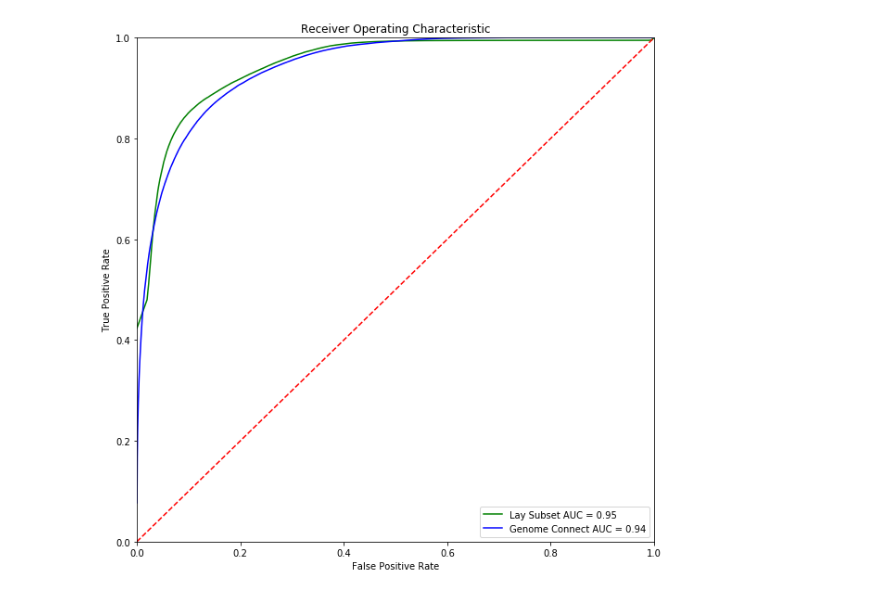
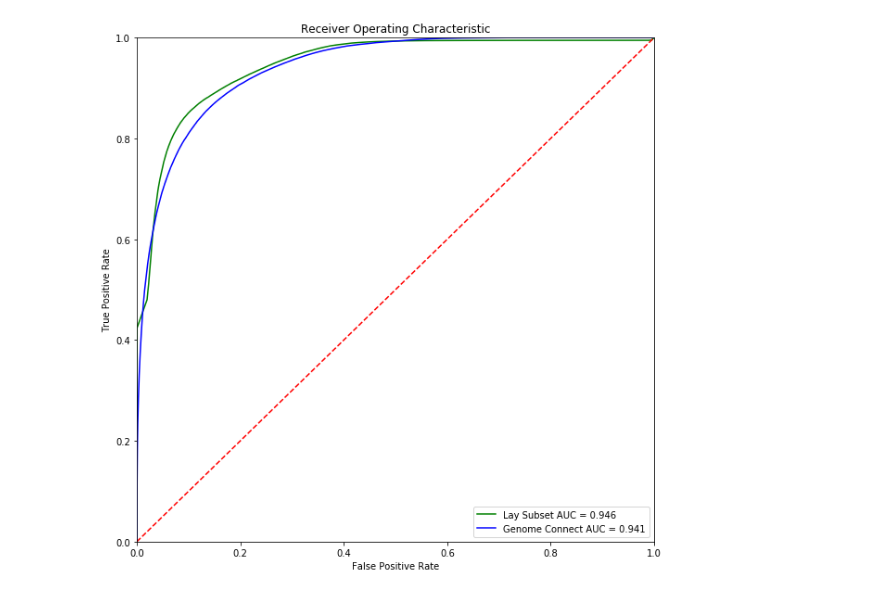
Before and after one commit to monarch-initiative/hpo-survey-analysis, a Jupyter notebook: notebooks/create-roc-curve.ipynb, the cells around one changed output. Cells and saved outputs as stored; diff of their text form; code cells hidden in the pictures.

```diff
--- a/notebooks/create-roc-curve.ipynb
+++ b/notebooks/create-roc-curve.ipynb
@@ -8,33 +8,33 @@ gc_tpr = []
 lay_fpr = []
 lay_tpr = []
 
 with open('../data/gc-confusion.tsv', 'r') as gc_confusion_matrix:
     for line in gc_confusion_matrix:
         rank, true_pos, false_pos, false_neg, true_neg = line.rstrip("\n").split("\t")
 
         gc_fpr.append( int(false_pos) / (int(false_pos) + int(true_neg)) )
         gc_tpr.append( int(true_pos) / (int(true_pos) + int(false_neg)) )
 
 with open('../data/lay-confusion.tsv', 'r') as lay_confusion_matrix:
     for line in lay_confusion_matrix:
         rank, true_pos, false_pos, false_neg, true_neg = line.rstrip("\n").split("\t")
 
         lay_fpr.append( int(false_pos) / (int(false_pos) + int(true_neg)) )
         lay_tpr.append( int(true_pos) / (int(true_pos) + int(false_neg)) )
 
 gc_auc = auc(gc_fpr, gc_tpr)
 lay_auc = auc(lay_fpr, lay_tpr)
 
 plt.figure(figsize=(10,10))
 plt.title('Receiver Operating Characteristic')
-plt.plot(lay_fpr, lay_tpr, 'g', label = 'Lay Subset AUC = %0.2f' % lay_auc)
-plt.plot(gc_fpr, gc_tpr, 'b', label = 'Genome Connect AUC = %0.2f' % gc_auc)
+plt.plot(lay_fpr, lay_tpr, 'g', label = 'Lay Subset AUC = %0.3f' % lay_auc)
+plt.plot(gc_fpr, gc_tpr, 'b', label = 'Genome Connect AUC = %0.3f' % gc_auc)
 plt.legend(loc = 'lower right')
 plt.plot([0, 1], [0, 1],'r--')
 plt.xlim([0, 1])
 plt.ylim([0, 1])
 plt.ylabel('True Positive Rate')
 plt.xlabel('False Positive Rate')
 plt.show()
 # %% [output]
-[figure, old version]
+[figure, new version]
```
Also changed, not shown: 2 other files.
